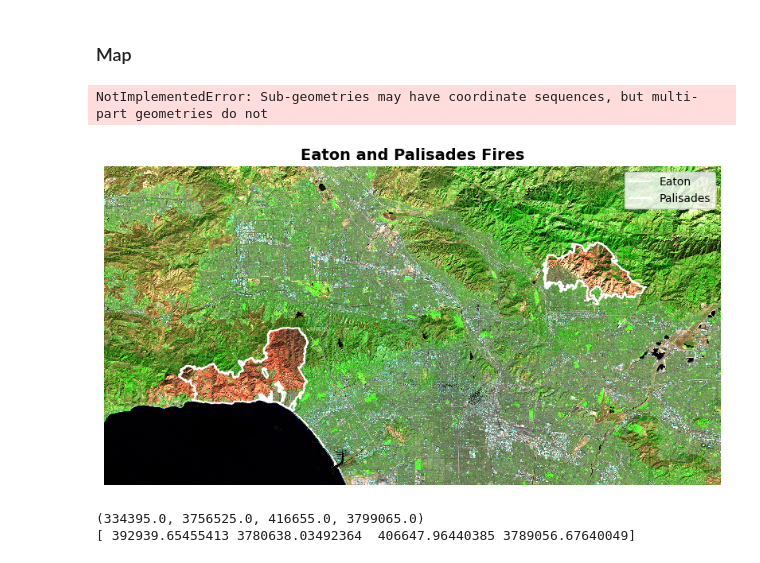
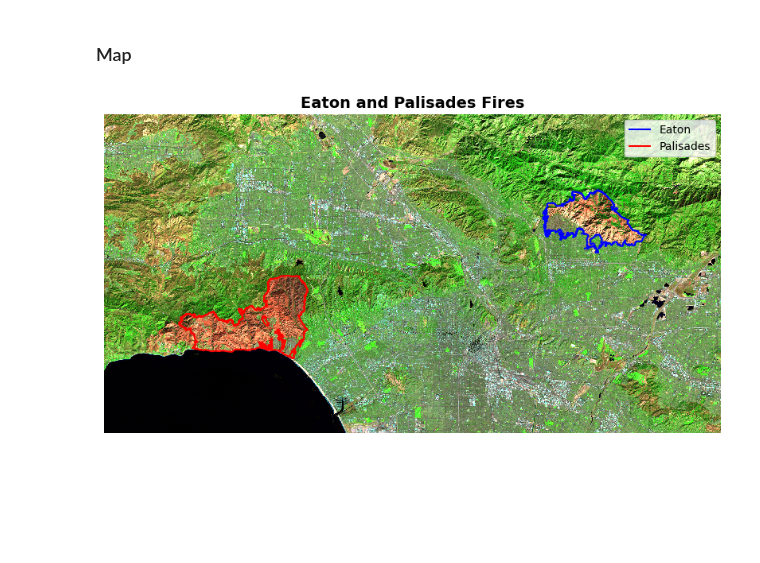
Before and after one commit to michaeladennis/eds220-hwk4, a Jupyter notebook: hwk4-task2-false-color-Dennis.ipynb, the cells around one changed output. Cells and saved outputs as stored; diff of their text form; code cells hidden in the pictures; blank space fills up the shorter version.

```diff
--- a/hwk4-task2-false-color-Dennis.ipynb
+++ b/hwk4-task2-false-color-Dennis.ipynb
@@ -215,36 +208,25 @@ eaton = eaton.to_crs(landsat.rio.crs)
 palisades = palisades.to_crs(landsat.rio.crs)
 assert eaton.crs == palisades.crs == landsat.rio.crs
 # %%
+# Plot all of the objects together with proper labeling.
 fig, ax = plt.subplots(figsize=(10, 6))
 ax.axis('off')
 
+# Landsat false image
 landsat[['swir22', 'nir08', 'red']].to_dataarray().plot.imshow(robust=True, ax=ax)
 
-eaton.boundary.plot(ax=ax, edgecolor= "white", label="Eaton"
+eaton.boundary.plot(ax=ax, edgecolor= "blue", label="Eaton"
                                     )
 
-palisades.boundary.plot(ax=ax, edgecolor= "white", label="Palisades"
+palisades.boundary.plot(ax=ax, edgecolor= "red", label="Palisades"
                                     )
 
 plt.legend()
 
 ax.set_title("Eaton and Palisades Fires", fontsize=14, fontweight='bold')
-# Source - https://stackoverflow.com/a/42214156
-# Posted by tozCSS, modified by community. See post 'Timeline' for change history
-# Retrieved 2026-11-19, License - CC BY-SA 4.0
 
 
 
-eaton.apply(lambda eaton: ax.annotate(text='Eaton', xy=eaton.geometry.coords[0], ha='right'), axis=1);
-
-
 plt.show()
 # %% [output]
-NotImplementedError: Sub-geometries may have coordinate sequences, but multi-part geometries do not
-[figure, old version]
+[figure, new version]
-# %%
-print(landsat.rio.bounds())
-print(eaton.total_bounds)
-# %% [output]
-(334395.0, 3756525.0, 416655.0, 3799065.0)
-[ 392939.65455413 3780638.03492364  406647.96440385 3789056.67640049]
```
Also changed, not shown: parts of 12 cells of this notebook.
